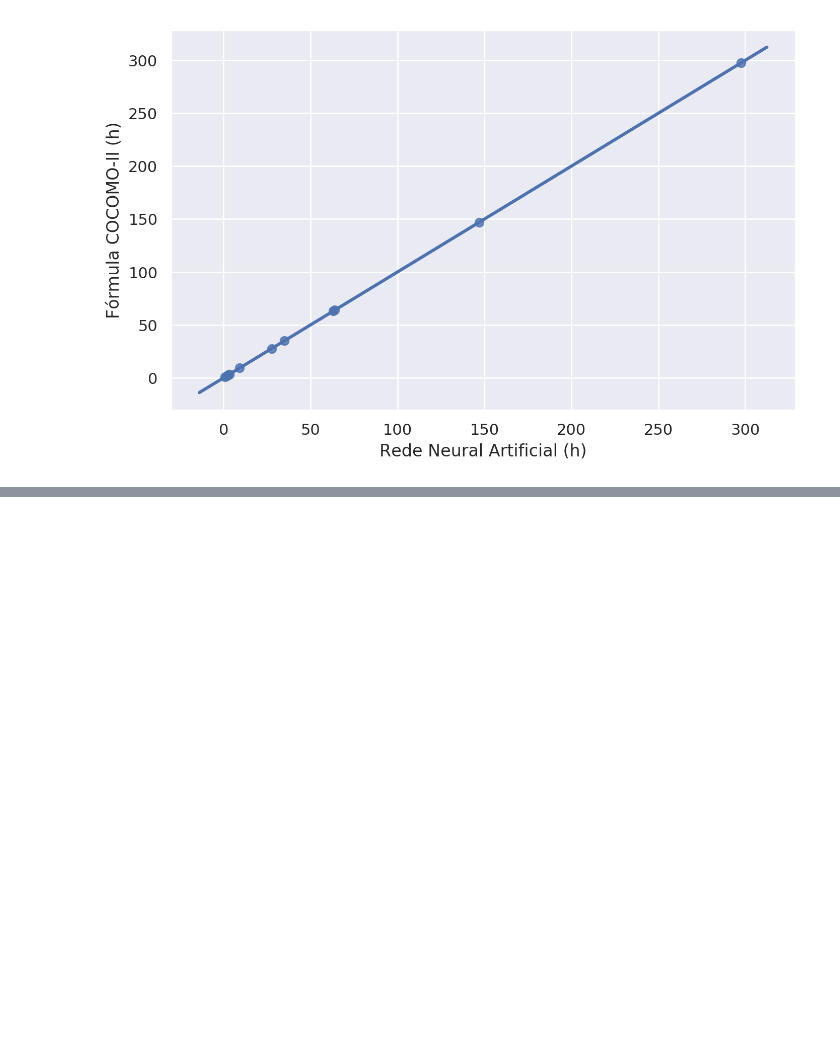
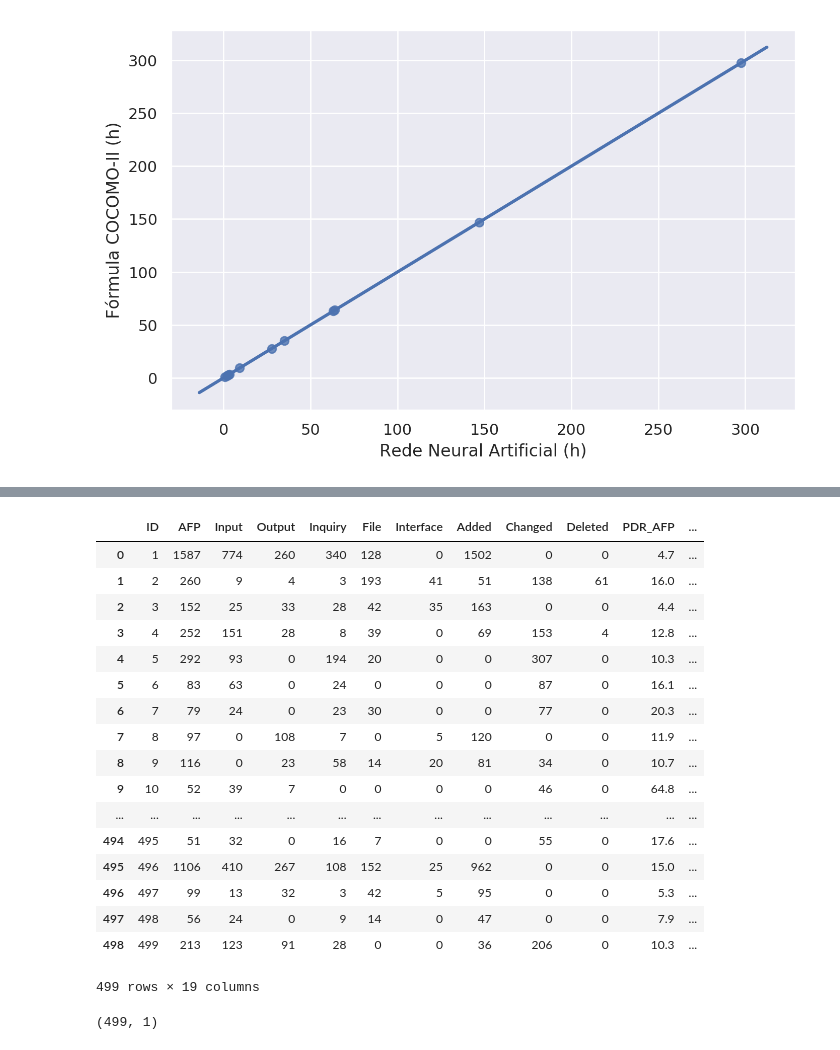
Before and after one commit to Gabrui/estimar-esforco, a Jupyter notebook: estimar-esforco.ipynb, the cells around one changed output, grey strips where cells are left out. Drawn from its saved outputs; the diff is of its cells as text; code cells hidden in the pictures; blank space fills up the shorter version.

```diff
--- a/estimar-esforco.ipynb
+++ b/estimar-esforco.ipynb
@@ -395,0 +471,28 @@ Warnings:
+# %%
+china_tabela = pd.read_csv('dados/pontos-funcao/china.csv', skipinitialspace=True)
+china_tabela
+# %% [output]
+|  | ID | AFP | Input | Output | Inquiry | File | Interface | Added | Changed | Deleted | PDR_AFP | ... |
+| 0 | 1 | 1587 | 774 | 260 | 340 | 128 | 0 | 1502 | 0 | 0 | 4.7 | ... |
+| 1 | 2 | 260 | 9 | 4 | 3 | 193 | 41 | 51 | 138 | 61 | 16.0 | ... |
+| 2 | 3 | 152 | 25 | 33 | 28 | 42 | 35 | 163 | 0 | 0 | 4.4 | ... |
+| 3 | 4 | 252 | 151 | 28 | 8 | 39 | 0 | 69 | 153 | 4 | 12.8 | ... |
+| 4 | 5 | 292 | 93 | 0 | 194 | 20 | 0 | 0 | 307 | 0 | 10.3 | ... |
+| 5 | 6 | 83 | 63 | 0 | 24 | 0 | 0 | 0 | 87 | 0 | 16.1 | ... |
+| 6 | 7 | 79 | 24 | 0 | 23 | 30 | 0 | 0 | 77 | 0 | 20.3 | ... |
+| 7 | 8 | 97 | 0 | 108 | 7 | 0 | 5 | 120 | 0 | 0 | 11.9 | ... |
+| 8 | 9 | 116 | 0 | 23 | 58 | 14 | 20 | 81 | 34 | 0 | 10.7 | ... |
+| 9 | 10 | 52 | 39 | 7 | 0 | 0 | 0 | 0 | 46 | 0 | 64.8 | ... |
+| ... | ... | ... | ... | ... | ... | ... | ... | ... | ... | ... | ... | ... |
+| 494 | 495 | 51 | 32 | 0 | 16 | 7 | 0 | 0 | 55 | 0 | 17.6 | ... |
+| 495 | 496 | 1106 | 410 | 267 | 108 | 152 | 25 | 962 | 0 | 0 | 15.0 | ... |
+| 496 | 497 | 99 | 13 | 32 | 3 | 42 | 5 | 95 | 0 | 0 | 5.3 | ... |
+| 497 | 498 | 56 | 24 | 0 | 9 | 14 | 0 | 47 | 0 | 0 | 7.9 | ... |
+| 498 | 499 | 213 | 123 | 91 | 28 | 0 | 0 | 36 | 206 | 0 | 10.3 | ... |
+499 rows × 19 columns
+# %%
+afp_headers = ['Input', 'Output', 'Inquiry', 'File', 'AFP']
+china = china_tabela[afp_headers].values
+china_esforco = china_tabela['Effort'].values.reshape(-1,1)
+# %% [output]
+(499, 1)
```
Also changed, not shown: parts of 6 cells of this notebook, 4 other files.
